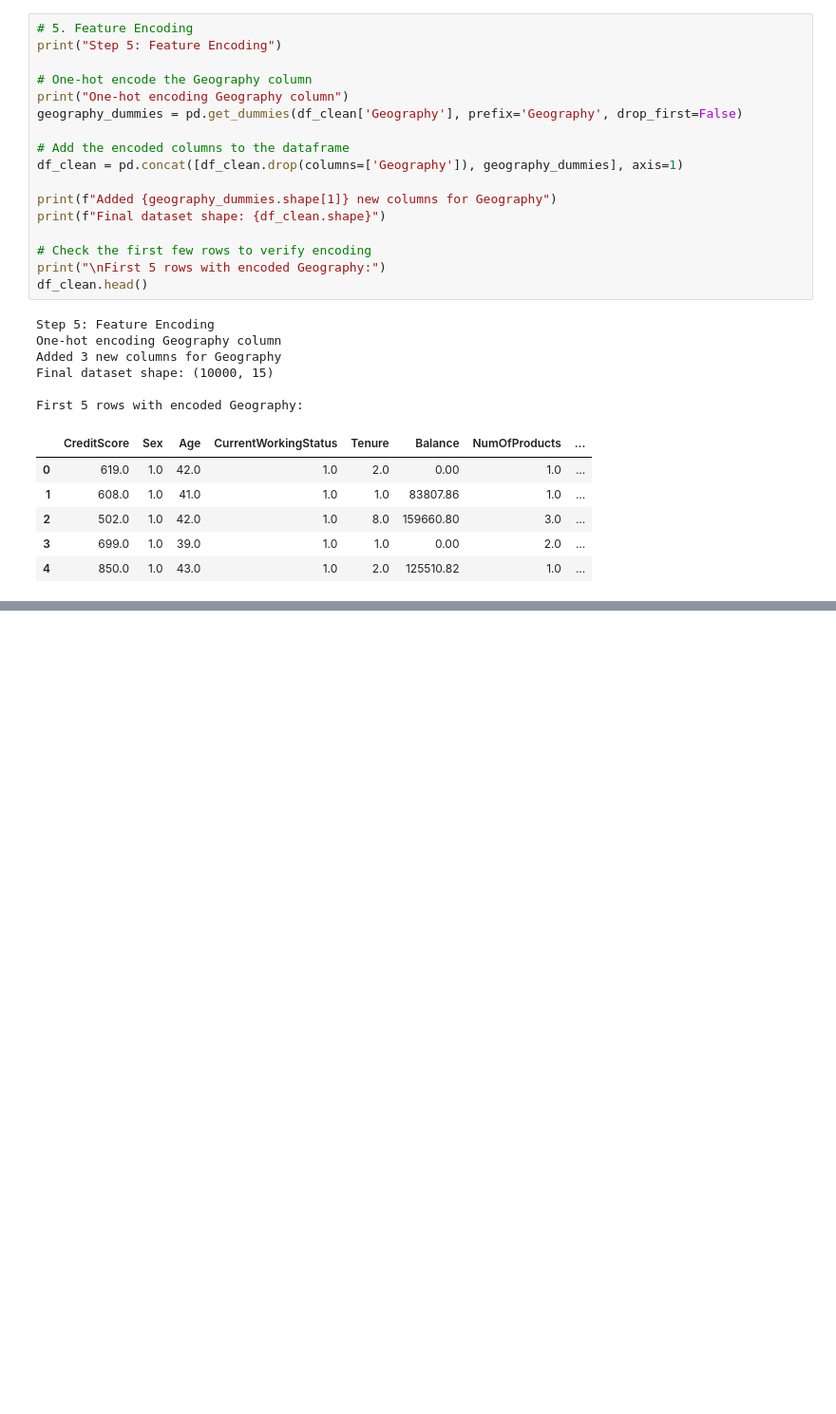
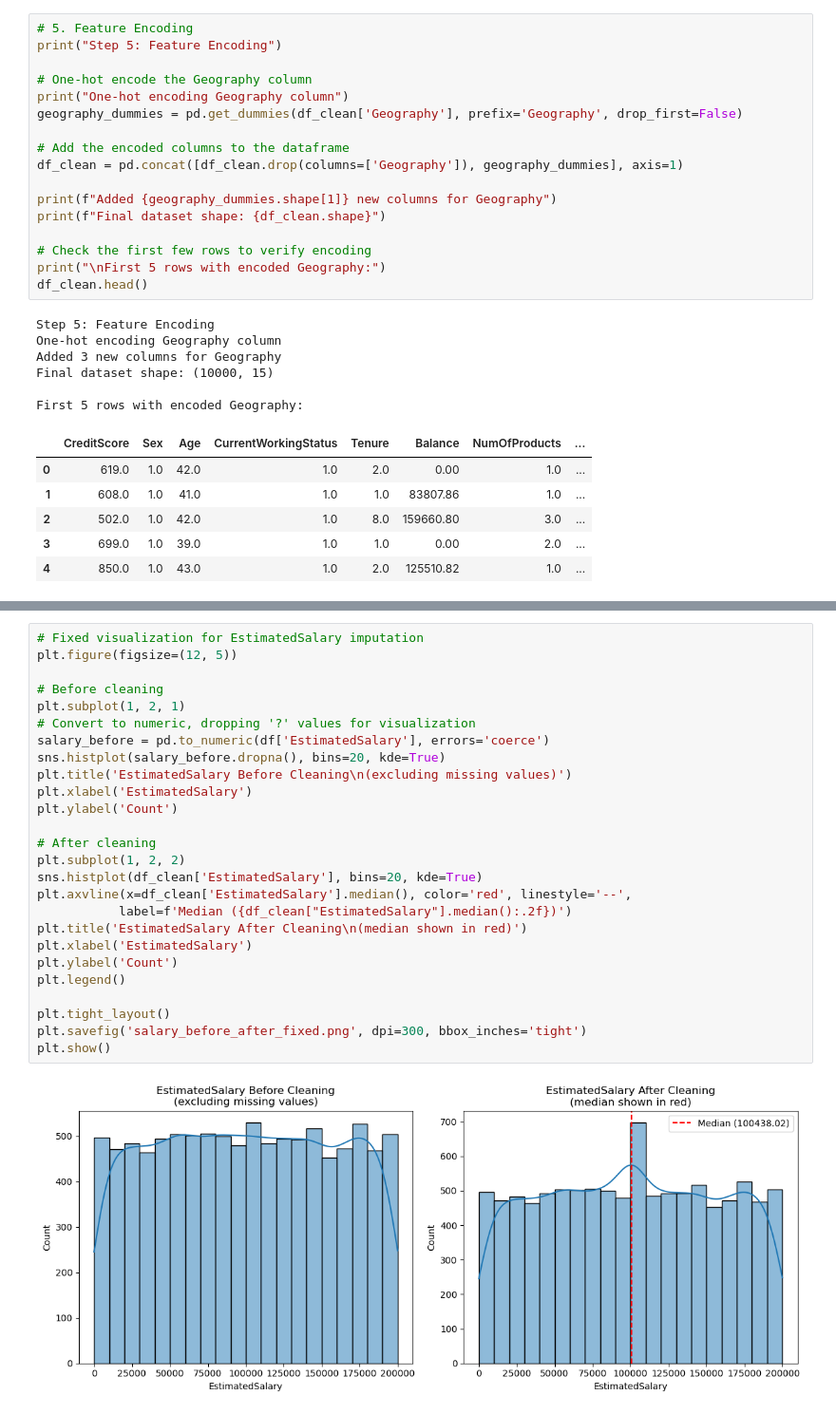
Before and after one commit to idrcmatre/churn-prediction-ml, a Jupyter notebook: Data Cleaning.ipynb, the cells around one changed output, grey strips where cells are left out. Shown at 95% size. Saved outputs shown, nothing was run; the diff lists cells and outputs as text; blank space fills up the shorter version.

```diff
--- a/Data Cleaning.ipynb
+++ b/Data Cleaning.ipynb
@@ -381,0 +550,28 @@ First 5 rows with encoded Geography:
+# %%
+# Fixed visualization for EstimatedSalary imputation
+plt.figure(figsize=(12, 5))
+
+# Before cleaning
+plt.subplot(1, 2, 1)
+# Convert to numeric, dropping '?' values for visualization
+salary_before = pd.to_numeric(df['EstimatedSalary'], errors='coerce')
+sns.histplot(salary_before.dropna(), bins=20, kde=True)
+plt.title('EstimatedSalary Before Cleaning\n(excluding missing values)')
+plt.xlabel('EstimatedSalary')
+plt.ylabel('Count')
+
+# After cleaning
+plt.subplot(1, 2, 2)
+sns.histplot(df_clean['EstimatedSalary'], bins=20, kde=True)
+plt.axvline(x=df_clean['EstimatedSalary'].median(), color='red', linestyle='--',
+           label=f'Median ({df_clean["EstimatedSalary"].median():.2f})')
+plt.title('EstimatedSalary After Cleaning\n(median shown in red)')
+plt.xlabel('EstimatedSalary')
+plt.ylabel('Count')
+plt.legend()
+
+plt.tight_layout()
+plt.savefig('salary_before_after_fixed.png', dpi=300, bbox_inches='tight')
+plt.show()
+# %% [output]
+[figure, added]
```
Also changed, not shown: parts of 8 cells of this notebook.
